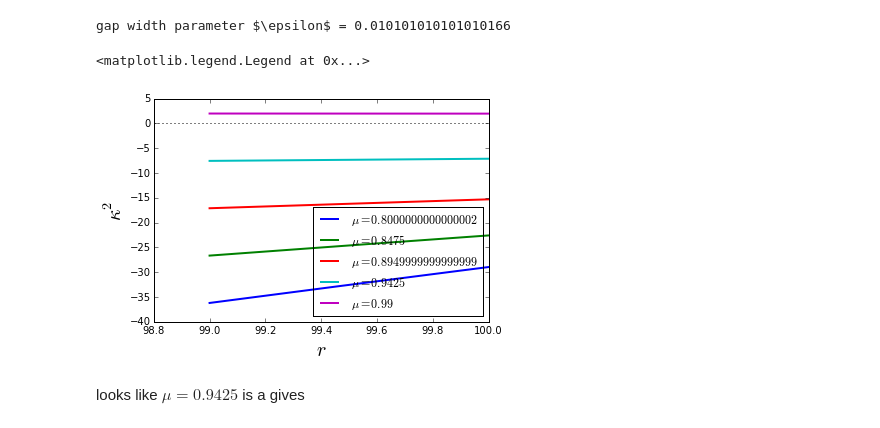
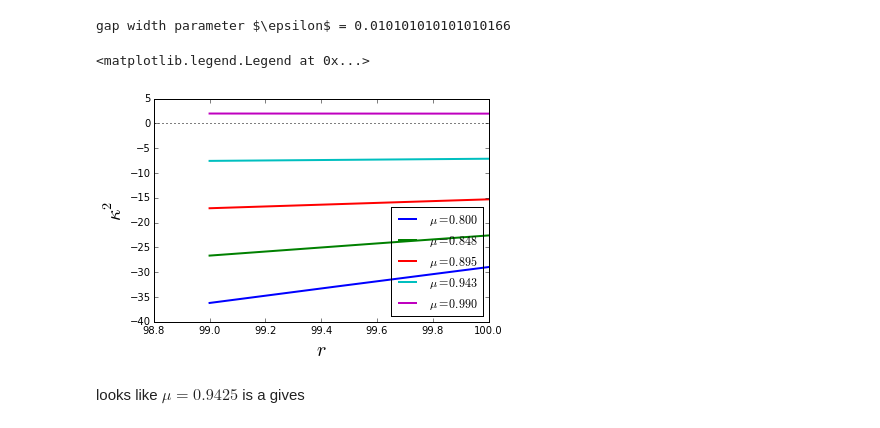
Before and after one commit to jsoishi/gsf_project, a Jupyter notebook: python/notebooks/Kappa for Taylor Couette Flows.ipynb, the cells around one changed output. Cells and saved outputs as stored; diff of their text form; code cells hidden in the pictures.

```diff
--- a/python/notebooks/Kappa for Taylor Couette Flows.ipynb
+++ b/python/notebooks/Kappa for Taylor Couette Flows.ipynb
@@ -63,15 +63,15 @@ for Omega2 in Omegas:
 gap width parameter $\epsilon$ = 0.010101010101010166
 # %%
 for i,k in enumerate(k2):
-    plt.plot(r,k/Omega1**2,label=r'$\mu = {}$'.format(mu[i]),linewidth=2)
+    plt.plot(r,k/Omega1**2,label=r'$\mu = {:5.3f}$'.format(mu[i]),linewidth=2)
 
 plt.axhline(0,color='k',linestyle=':')
 plt.xlabel("$r$",size=20)
 plt.ylabel(r"$\kappa^2$",size=20)
 plt.legend(loc='lower right')
 # %% [output]
 <matplotlib.legend.Legend at 0x...>
-[figure, old version]
+[figure, new version]
 # %% [markdown]
 looks like $\mu = 0.9425$ is a gives
 # %%
```
Also changed, not shown: 2 other files.
